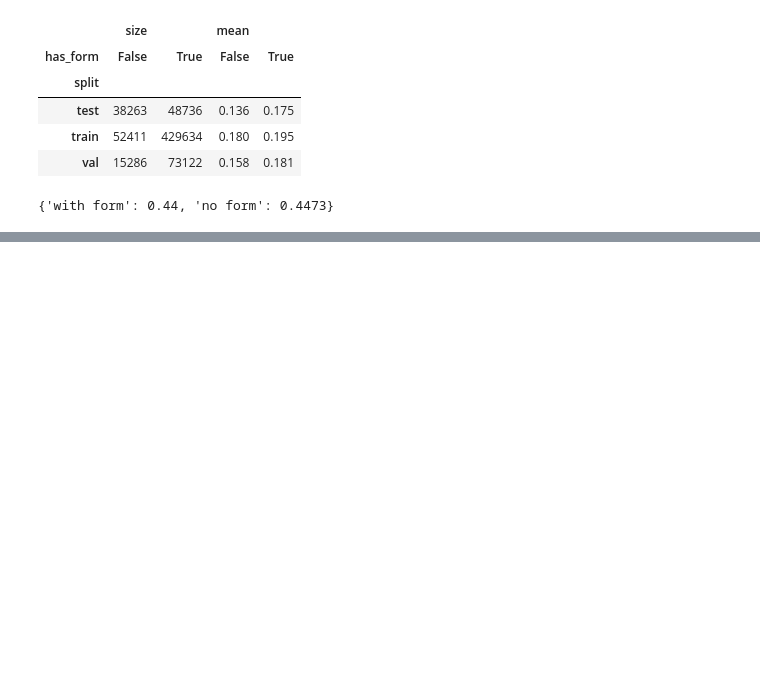
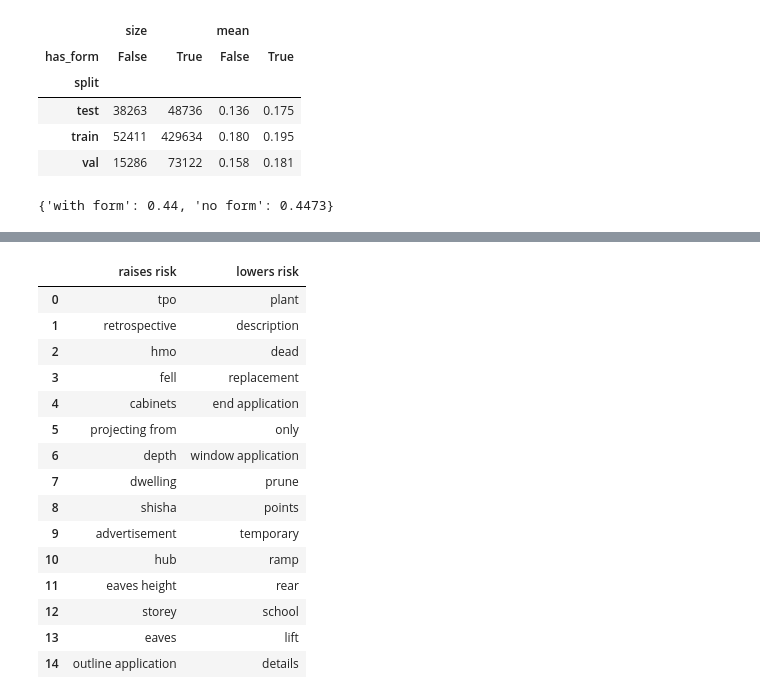
Before and after one commit to samaddmirzaa/london-planscope, a Jupyter notebook: notebooks/03_outcome_model.ipynb, the cells around one changed output, grey strips where cells are left out. Cells and saved outputs as stored; diff of their text form; code cells hidden in the pictures; blank space fills up the shorter version.

```diff
--- a/notebooks/03_outcome_model.ipynb
+++ b/notebooks/03_outcome_model.ipynb
@@ -223,0 +303,24 @@ df.groupby(['split', has_form.rename('has_form')])['refused'].agg(['size', 'mean
+# %%
+# The words and word pairs that most raise and most lower the risk
+
+text_features = final[0].named_transformers_['tfidfvectorizer'].get_feature_names_out()
+weights = final[-1].coef_[0][:len(text_features)]
+order = np.argsort(weights)
+pd.DataFrame({'raises risk': text_features[order[-15:][::-1]], 'lowers risk': text_features[order[:15]]})
+# %% [output]
+|  | raises risk | lowers risk |
+| 0 | tpo | plant |
+| 1 | retrospective | description |
+| 2 | hmo | dead |
+| 3 | fell | replacement |
+| 4 | cabinets | end application |
+| 5 | projecting from | only |
+| 6 | depth | window application |
+| 7 | dwelling | prune |
+| 8 | shisha | points |
+| 9 | advertisement | temporary |
+| 10 | hub | ramp |
+| 11 | eaves height | rear |
+| 12 | storey | school |
+| 13 | eaves | lift |
+| 14 | outline application | details |
```
Also changed, not shown: parts of 10 cells of this notebook, 4 other files.
